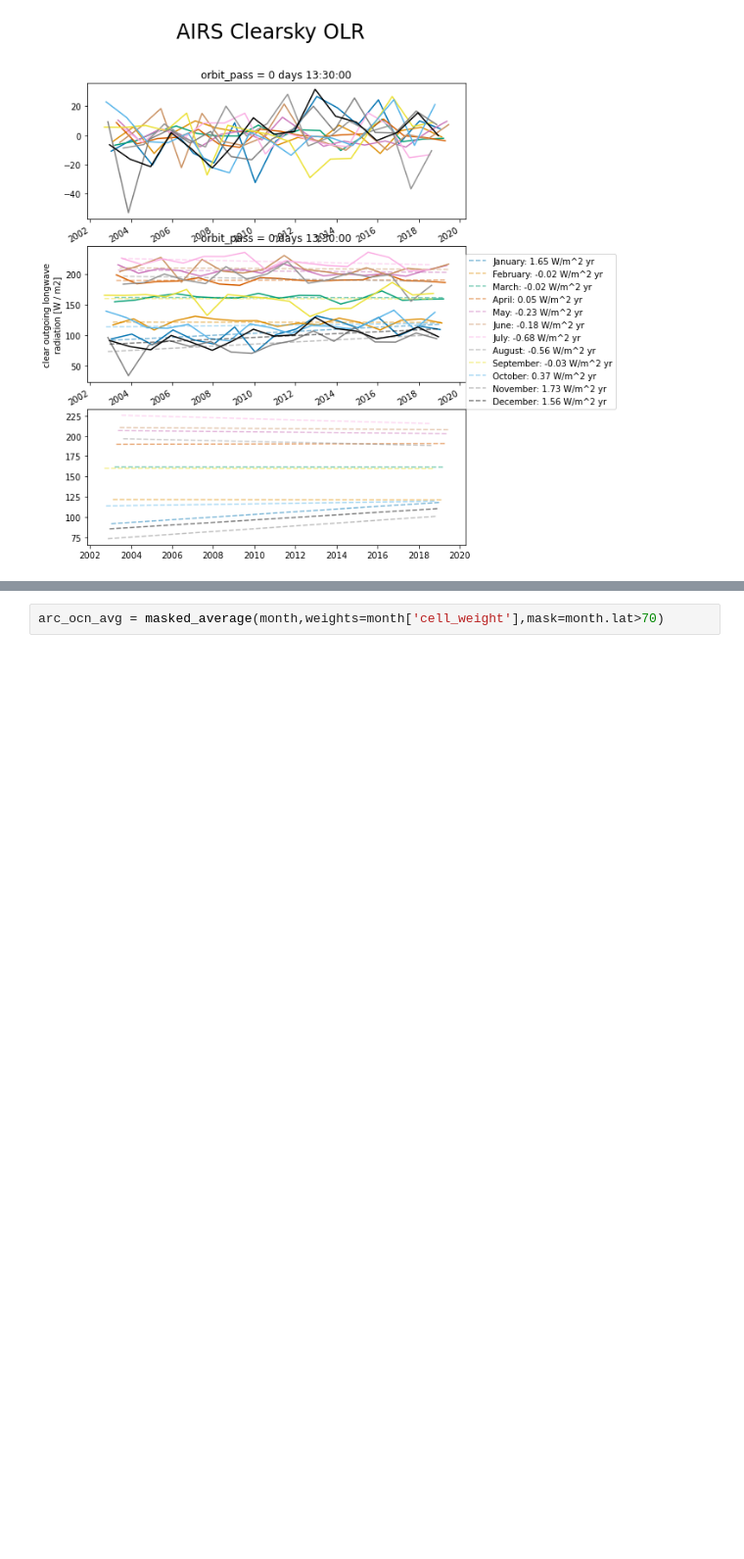
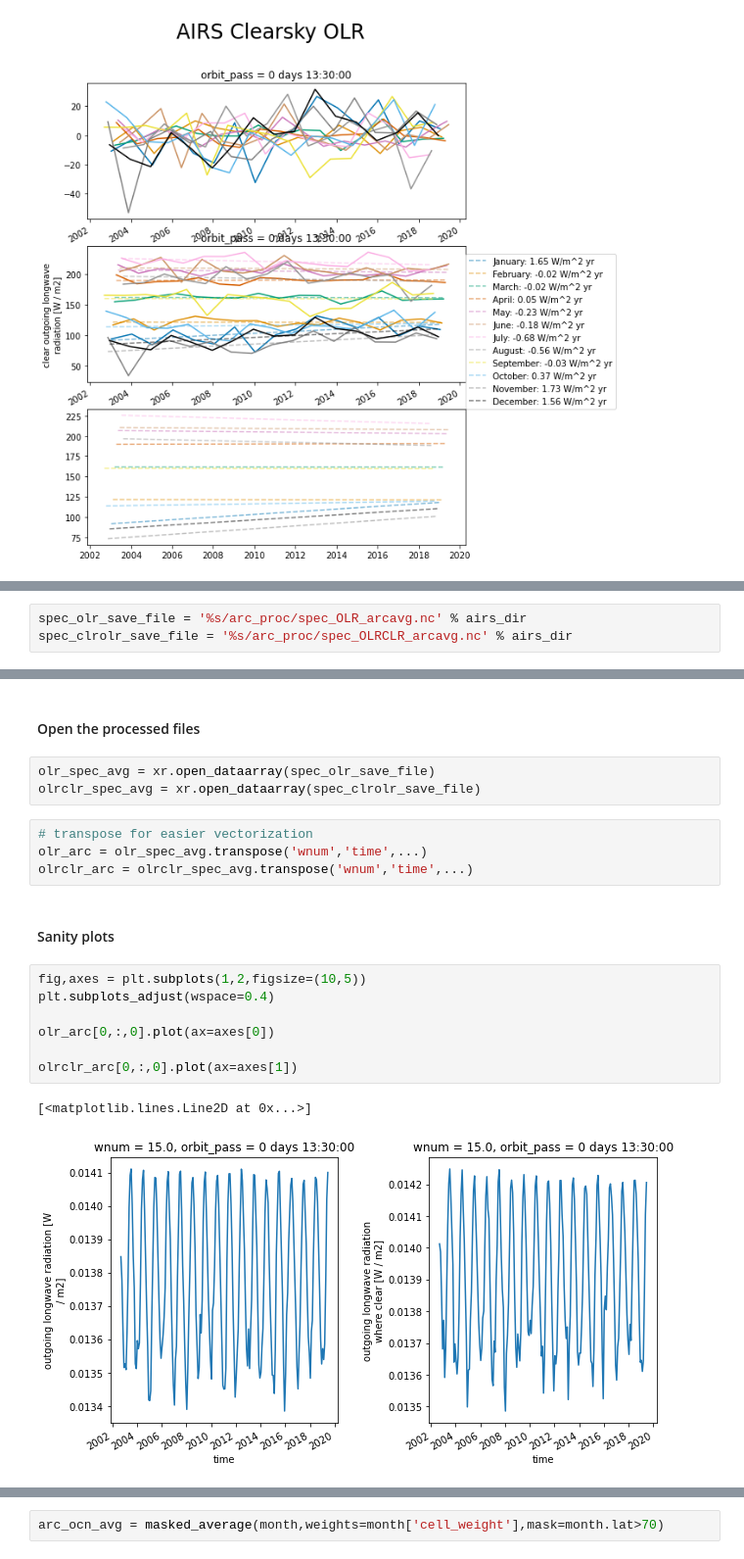
Before and after one commit to jshaw35/spectral_ice, a Jupyter notebook: gridded_trends/airs_trends.ipynb, the cells around one changed output, grey strips where cells are left out. Shown at 98% size. Saved outputs shown, nothing was run; the diff lists cells and outputs as text; blank space fills up the shorter version.

```diff
--- a/gridded_trends/airs_trends.ipynb
+++ b/gridded_trends/airs_trends.ipynb
@@ -294,0 +326,3 @@ plot_trends(all_airs['olr_clr'][:,0,:,:],'AIRS Clearsky OLR')
+# %%
+spec_olr_save_file = '%s/arc_proc/spec_OLR_arcavg.nc' % airs_dir
+spec_clrolr_save_file = '%s/arc_proc/spec_OLRCLR_arcavg.nc' % airs_dir
@@ -294,0 +350,21 @@ plot_trends(all_airs['olr_clr'][:,0,:,:],'AIRS Clearsky OLR')
+# %% [markdown]
+#### Open the processed files
+# %%
+olr_spec_avg = xr.open_dataarray(spec_olr_save_file)
+olrclr_spec_avg = xr.open_dataarray(spec_clrolr_save_file)
+# %%
+# transpose for easier vectorization
+olr_arc = olr_spec_avg.transpose('wnum','time',...)
+olrclr_arc = olrclr_spec_avg.transpose('wnum','time',...)
+# %% [markdown]
+#### Sanity plots
+# %%
+fig,axes = plt.subplots(1,2,figsize=(10,5))
+plt.subplots_adjust(wspace=0.4)
+
+olr_arc[0,:,0].plot(ax=axes[0])
+
+olrclr_arc[0,:,0].plot(ax=axes[1])
+# %% [output]
+[<matplotlib.lines.Line2D at 0x...>]
+[figure, added]
```
Also changed, not shown: parts of 28 cells of this notebook.
